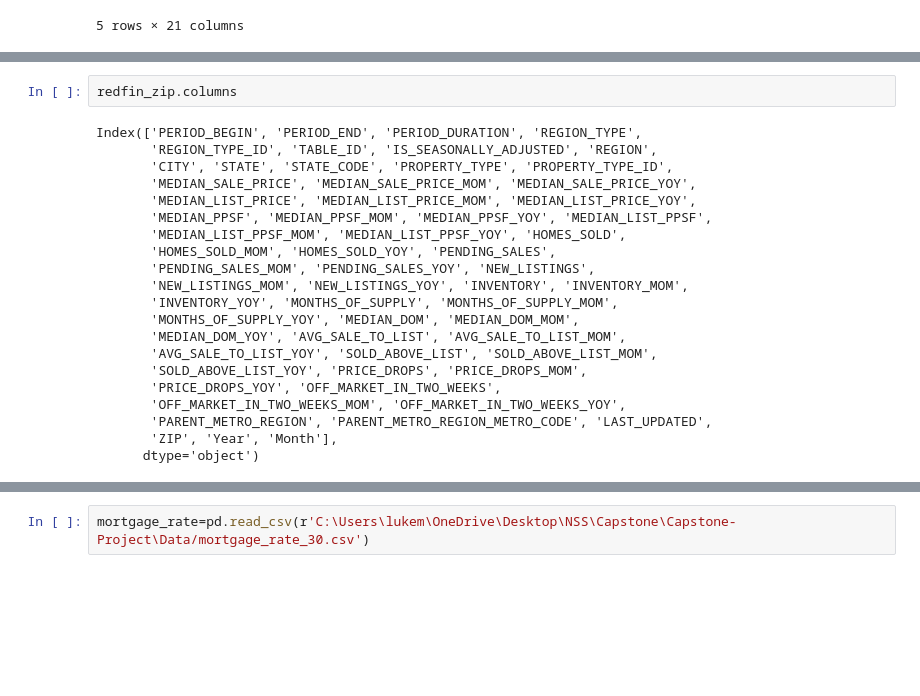
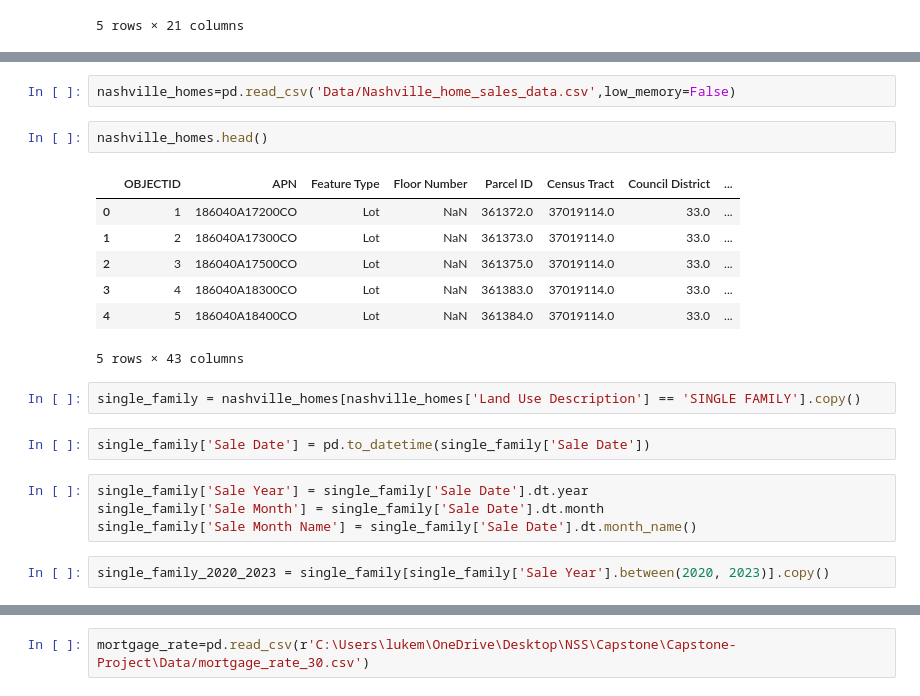
Before and after one commit to lukemgaff/Capstone-Project, a Jupyter notebook: luke_capstone.ipynb, the cells around one changed output, grey strips where cells are left out. Drawn from its saved outputs; the diff is of its cells as text; blank space fills up the shorter version.

```diff
--- a/luke_capstone.ipynb
+++ b/luke_capstone.ipynb
@@ -89,23 +32,22 @@ redfin_zip
-# %%
-redfin_zip.columns
-# %% [output]
-Index(['PERIOD_BEGIN', 'PERIOD_END', 'PERIOD_DURATION', 'REGION_TYPE',
-       'REGION_TYPE_ID', 'TABLE_ID', 'IS_SEASONALLY_ADJUSTED', 'REGION',
-       'CITY', 'STATE', 'STATE_CODE', 'PROPERTY_TYPE', 'PROPERTY_TYPE_ID',
-       'MEDIAN_SALE_PRICE', 'MEDIAN_SALE_PRICE_MOM', 'MEDIAN_SALE_PRICE_YOY',
-       'MEDIAN_LIST_PRICE', 'MEDIAN_LIST_PRICE_MOM', 'MEDIAN_LIST_PRICE_YOY',
-       'MEDIAN_PPSF', 'MEDIAN_PPSF_MOM', 'MEDIAN_PPSF_YOY', 'MEDIAN_LIST_PPSF',
-       'MEDIAN_LIST_PPSF_MOM', 'MEDIAN_LIST_PPSF_YOY', 'HOMES_SOLD',
-       'HOMES_SOLD_MOM', 'HOMES_SOLD_YOY', 'PENDING_SALES',
-       'PENDING_SALES_MOM', 'PENDING_SALES_YOY', 'NEW_LISTINGS',
-       'NEW_LISTINGS_MOM', 'NEW_LISTINGS_YOY', 'INVENTORY', 'INVENTORY_MOM',
-       'INVENTORY_YOY', 'MONTHS_OF_SUPPLY', 'MONTHS_OF_SUPPLY_MOM',
-       'MONTHS_OF_SUPPLY_YOY', 'MEDIAN_DOM', 'MEDIAN_DOM_MOM',
-       'MEDIAN_DOM_YOY', 'AVG_SALE_TO_LIST', 'AVG_SALE_TO_LIST_MOM',
-       'AVG_SALE_TO_LIST_YOY', 'SOLD_ABOVE_LIST', 'SOLD_ABOVE_LIST_MOM',
-       'SOLD_ABOVE_LIST_YOY', 'PRICE_DROPS', 'PRICE_DROPS_MOM',
-       'PRICE_DROPS_YOY', 'OFF_MARKET_IN_TWO_WEEKS',
-       'OFF_MARKET_IN_TWO_WEEKS_MOM', 'OFF_MARKET_IN_TWO_WEEKS_YOY',
-       'PARENT_METRO_REGION', 'PARENT_METRO_REGION_METRO_CODE', 'LAST_UPDATED',
-       'ZIP', 'Year', 'Month'],
-      dtype='object')
+# %%
+nashville_homes=pd.read_csv('Data/Nashville_home_sales_data.csv',low_memory=False)
+# %%
+nashville_homes.head()
+# %% [output]
+|  | OBJECTID | APN | Feature Type | Floor Number | Parcel ID | Census Tract | Council District | ... |
+| 0 | 1 | 186040A17200CO | Lot | NaN | 361372.0 | 37019114.0 | 33.0 | ... |
+| 1 | 2 | 186040A17300CO | Lot | NaN | 361373.0 | 37019114.0 | 33.0 | ... |
+| 2 | 3 | 186040A17500CO | Lot | NaN | 361375.0 | 37019114.0 | 33.0 | ... |
+| 3 | 4 | 186040A18300CO | Lot | NaN | 361383.0 | 37019114.0 | 33.0 | ... |
+| 4 | 5 | 186040A18400CO | Lot | NaN | 361384.0 | 37019114.0 | 33.0 | ... |
+5 rows × 43 columns
+# %%
+single_family = nashville_homes[nashville_homes['Land Use Description'] == 'SINGLE FAMILY'].copy()
+# %%
+single_family['Sale Date'] = pd.to_datetime(single_family['Sale Date'])
+# %%
+single_family['Sale Year'] = single_family['Sale Date'].dt.year
+single_family['Sale Month'] = single_family['Sale Date'].dt.month
+single_family['Sale Month Name'] = single_family['Sale Date'].dt.month_name()
+# %%
+single_family_2020_2023 = single_family[single_family['Sale Year'].between(2020, 2023)].copy()
```
Also changed, not shown: parts of 87 cells of this notebook, 18 other files.
